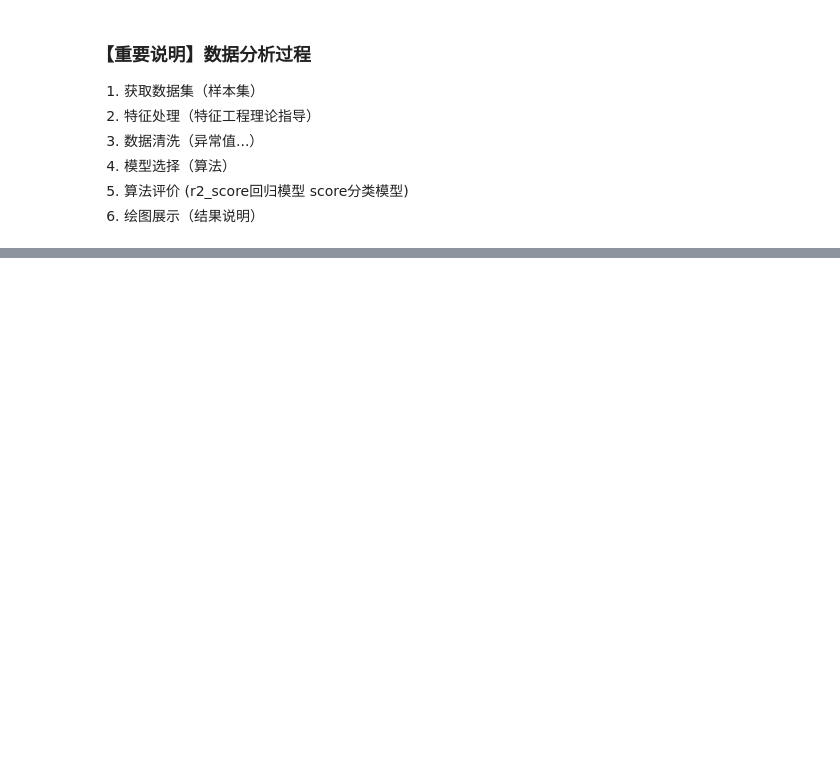
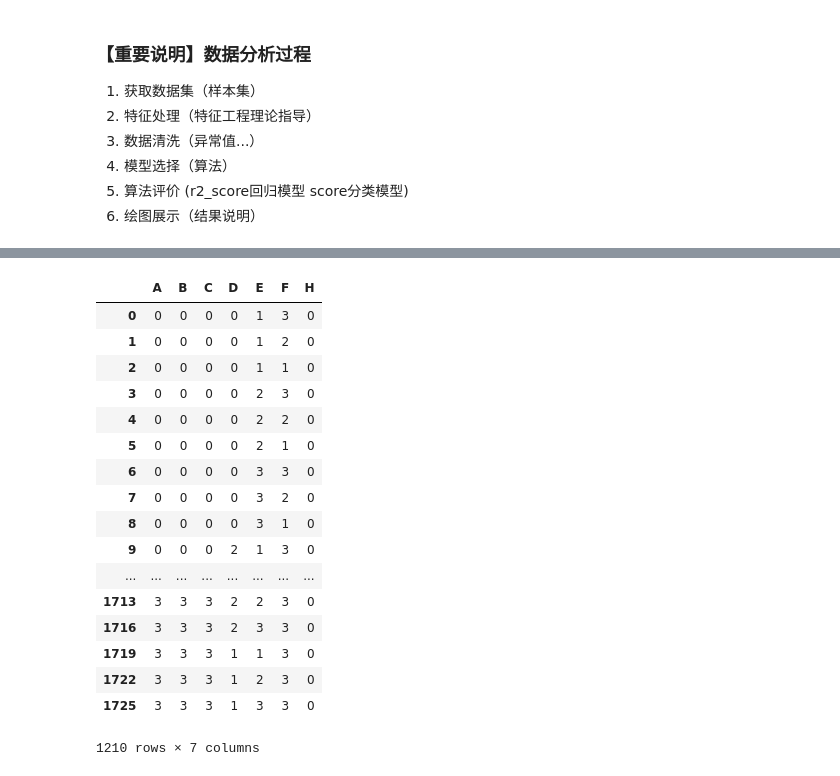
Before and after one commit to disenQF/05data, a Jupyter notebook: day12/SVM/SVM.ipynb, the cells around one changed output, grey strips where cells are left out. Saved outputs shown, nothing was run; the diff lists cells and outputs as text; code cells hidden in the pictures; blank space fills up the shorter version.

```diff
--- a/day12/SVM/SVM.ipynb
+++ b/day12/SVM/SVM.ipynb
@@ -606,3 +605,6 @@ plot_svc(svc_p, samples,target)
 4. 模型选择（算法）
 5. 算法评价 (r2_score回归模型  score分类模型)
 6. 绘图展示（结果说明）
+# %%
+cars = pd.read_csv('data/cars.txt', header=None)
+cars.head()
@@ -612,4 +636,8 @@ map_dic = {
     '2':0, '3':1, '4':2, '5more':3,
     'more':1,
     'small':1, 'big':3,
+    'unacc':0,'acc':1,'vgood':2,'good':3
 }
+# %%
+cars.replace(map_dic, inplace=True)
+cars.head()
@@ -615,0 +704,2 @@ map_dic = {
+# %%
+cars.columns = list('ABCDEFH')
@@ -615,0 +715,21 @@ map_dic = {
+# %%
+cars[cars['H'] == 0]
+# %% [output]
+|  | A | B | C | D | E | F | H |
+| 0 | 0 | 0 | 0 | 0 | 1 | 3 | 0 |
+| 1 | 0 | 0 | 0 | 0 | 1 | 2 | 0 |
+| 2 | 0 | 0 | 0 | 0 | 1 | 1 | 0 |
+| 3 | 0 | 0 | 0 | 0 | 2 | 3 | 0 |
+| 4 | 0 | 0 | 0 | 0 | 2 | 2 | 0 |
+| 5 | 0 | 0 | 0 | 0 | 2 | 1 | 0 |
+| 6 | 0 | 0 | 0 | 0 | 3 | 3 | 0 |
+| 7 | 0 | 0 | 0 | 0 | 3 | 2 | 0 |
+| 8 | 0 | 0 | 0 | 0 | 3 | 1 | 0 |
+| 9 | 0 | 0 | 0 | 2 | 1 | 3 | 0 |
+| ... | ... | ... | ... | ... | ... | ... | ... |
+| 1713 | 3 | 3 | 3 | 2 | 2 | 3 | 0 |
+| 1716 | 3 | 3 | 3 | 2 | 3 | 3 | 0 |
+| 1719 | 3 | 3 | 3 | 1 | 1 | 3 | 0 |
+| 1722 | 3 | 3 | 3 | 1 | 2 | 3 | 0 |
+| 1725 | 3 | 3 | 3 | 1 | 3 | 3 | 0 |
+1210 rows × 7 columns
```
Also changed, not shown: parts of 22 cells of this notebook, 24 other files.
